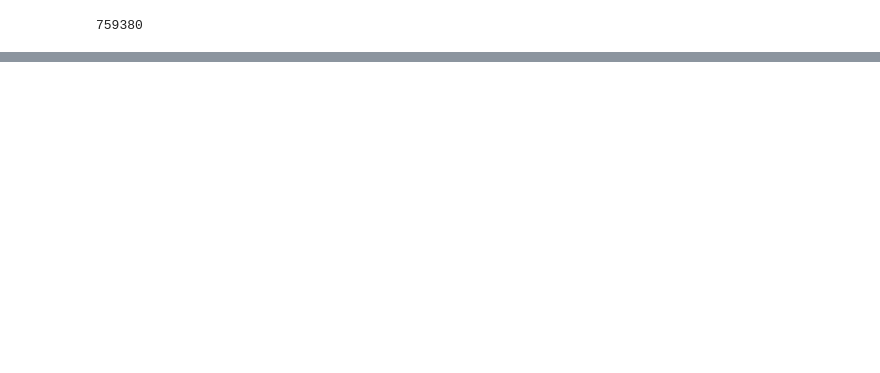
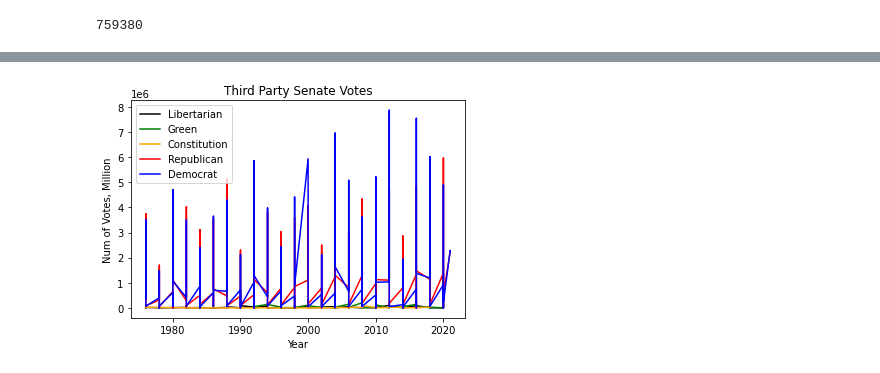
Before and after one commit to Shakofawe/final-project, a Jupyter notebook: Final.ipynb, the cells around one changed output, grey strips where cells are left out. Drawn from its saved outputs; the diff is of its cells as text; code cells hidden in the pictures; blank space fills up the shorter version.

```diff
--- a/Final.ipynb
+++ b/Final.ipynb
@@ -26,0 +73,19 @@ ax = freq.plot.barh(x=col_name, y='freq', rot=0)
+# %%
+import matplotlib.pyplot as plt
+df3 = df2[df2['party_detailed']=='LIBERTARIAN']
+plt.plot( df3['year'], df3[ 'candidatevotes'], 'black')
+df4 = df2[df2['party_detailed']=='GREEN']
+plt.plot( df4['year'], df4[ 'candidatevotes'], 'green')
+df5 = df2[df2['party_detailed']=='CONSTITUTION']
+plt.plot( df5['year'], df5[ 'candidatevotes'], 'orange')
+df7= df2[df2['party_detailed']=='REPUBLICAN']
+plt.plot( df7['year'], df7[ 'candidatevotes'], 'red')
+df8= df2[df2['party_detailed']=='DEMOCRAT']
+plt.plot( df8['year'], df8[ 'candidatevotes'], 'blue')
+plt.title('Third Party Senate Votes')
+plt.xlabel('Year')
+plt.ylabel('Num of Votes, Million')
+plt.legend(['Libertarian', 'Green', 'Constitution', 'Republican', 'Democrat'])
+plt.show()
+# %% [output]
+[figure, added]
```
Also changed, not shown: parts of 10 cells of this notebook.
